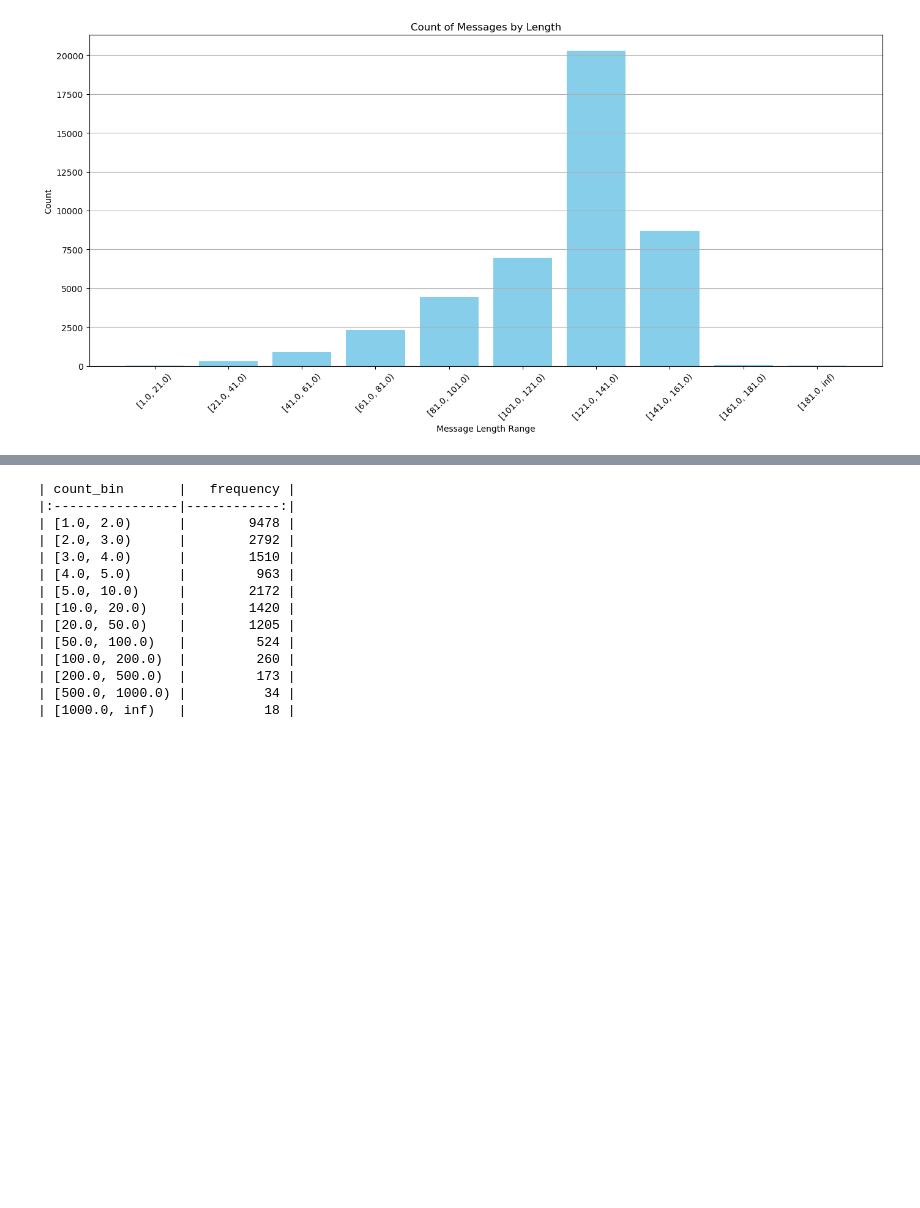
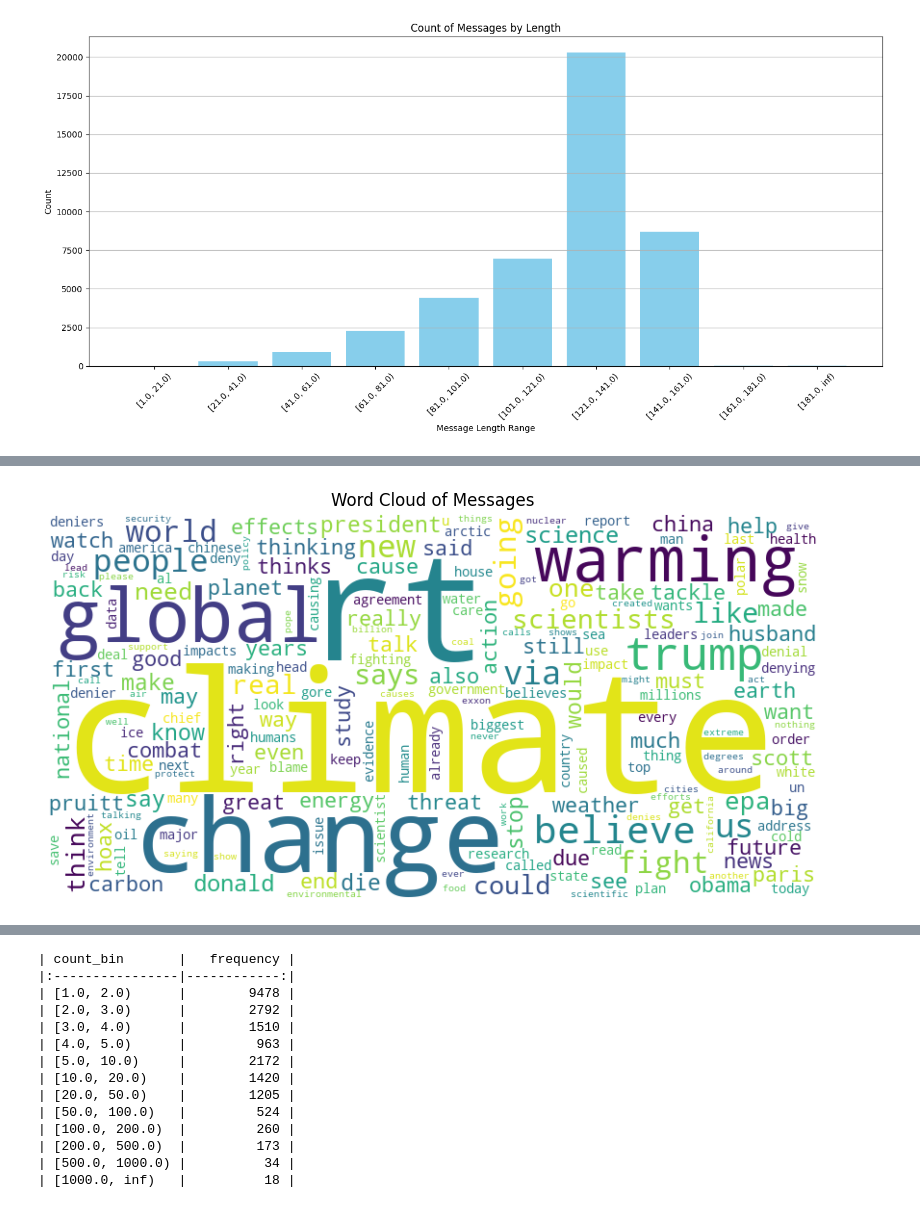
Before and after one commit to pablo-marin-vicuna/ClimateTweetSentiment, a Jupyter notebook: Code/Data_Acquisition_and_Understanding/exploratory.ipynb, the cells around one changed output, grey strips where cells are left out. Drawn from its saved outputs; the diff is of its cells as text; code cells hidden in the pictures; blank space fills up the shorter version.

```diff
--- a/Code/Data_Acquisition_and_Understanding/exploratory.ipynb
+++ b/Code/Data_Acquisition_and_Understanding/exploratory.ipynb
@@ -203,0 +222,11 @@ print(dataframe_to_markdown(top_words_df))
+# %%
+# Flatten list of all words for frequency calculation
+all_words = [word for tokens in df['tokens'] for word in tokens]
+word_counts = Counter(all_words)
+
+# Get the top 10 words
+top_n = 10
+top_words = word_counts.most_common(top_n)
+top_words_df = pd.DataFrame(top_words, columns=['word', 'count'])
+
+print(dataframe_to_markdown(top_words_df))
@@ -203,0 +258,12 @@ print(dataframe_to_markdown(top_words_df))
+# %%
+# Create a word cloud
+wordcloud = WordCloud(width=800, height=400, background_color='white').generate_from_frequencies(word_counts)
+
+# Display the word cloud
+plt.figure(figsize=(10, 5))
+plt.imshow(wordcloud, interpolation='bilinear')
+plt.axis('off')
+plt.title('Word Cloud of Messages')
+plt.show()
+# %% [output]
+[figure, added]
```
Also changed, not shown: parts of 12 cells of this notebook, 11 other files.
